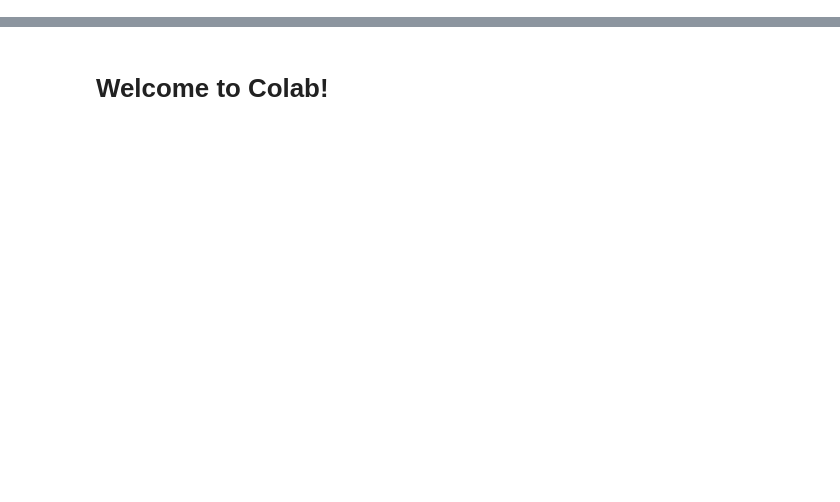
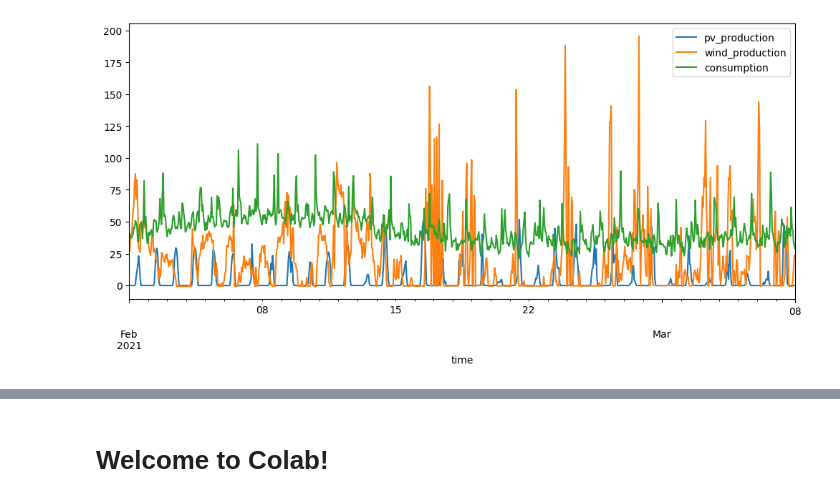
Before and after one commit to shaikat525/Shaikat-Majumder, a Jupyter notebook: Welcome_To_Colab.ipynb, the cells around one changed output, grey strips where cells are left out. Drawn from its saved outputs; the diff is of its cells as text; code cells hidden in the pictures; blank space fills up the shorter version.

```diff
--- a/Welcome_To_Colab.ipynb
+++ b/Welcome_To_Colab.ipynb
@@ -2,0 +48,6 @@
+# %%
+df['time'] = pd.to_datetime(df['time'])
+df = df.sort_values('time')
+df.set_index('time', inplace=True)
+
+df.head()
@@ -2,0 +64,5 @@
+# %%
+df.columns = df.columns.str.replace(':', '_')
+df.columns = df.columns.str.replace('-', '_')
+
+print(df.columns)
@@ -2,0 +84,13 @@
+# %%
+df = df[
+    [
+        'pv_production',
+        'wind_production',
+        'consumption',
+        'temp',
+        'wind_speed_10m_ms',
+        'global_rad_W'
+    ]
+]
+
+df.head()
@@ -2,0 +105,4 @@
+# %%
+print(df.isnull().sum())
+
+df = df.dropna()
@@ -2,0 +117,5 @@
+# %%
+df[['pv_production', 'wind_production', 'consumption']].plot(figsize=(12,5))
+plt.show()
+# %% [output]
+[figure, added]
```
Also changed, not shown: parts of 31 cells of this notebook.
